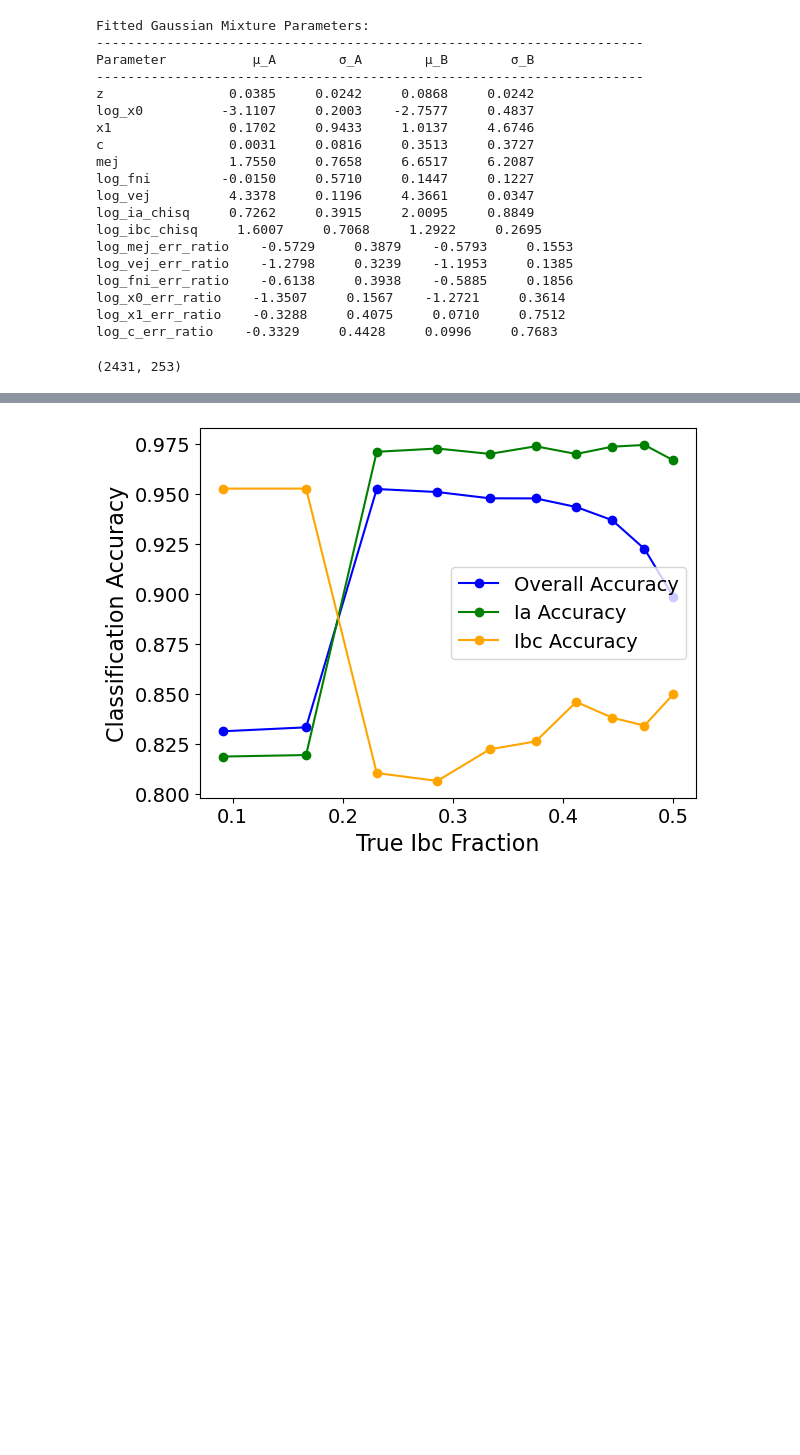
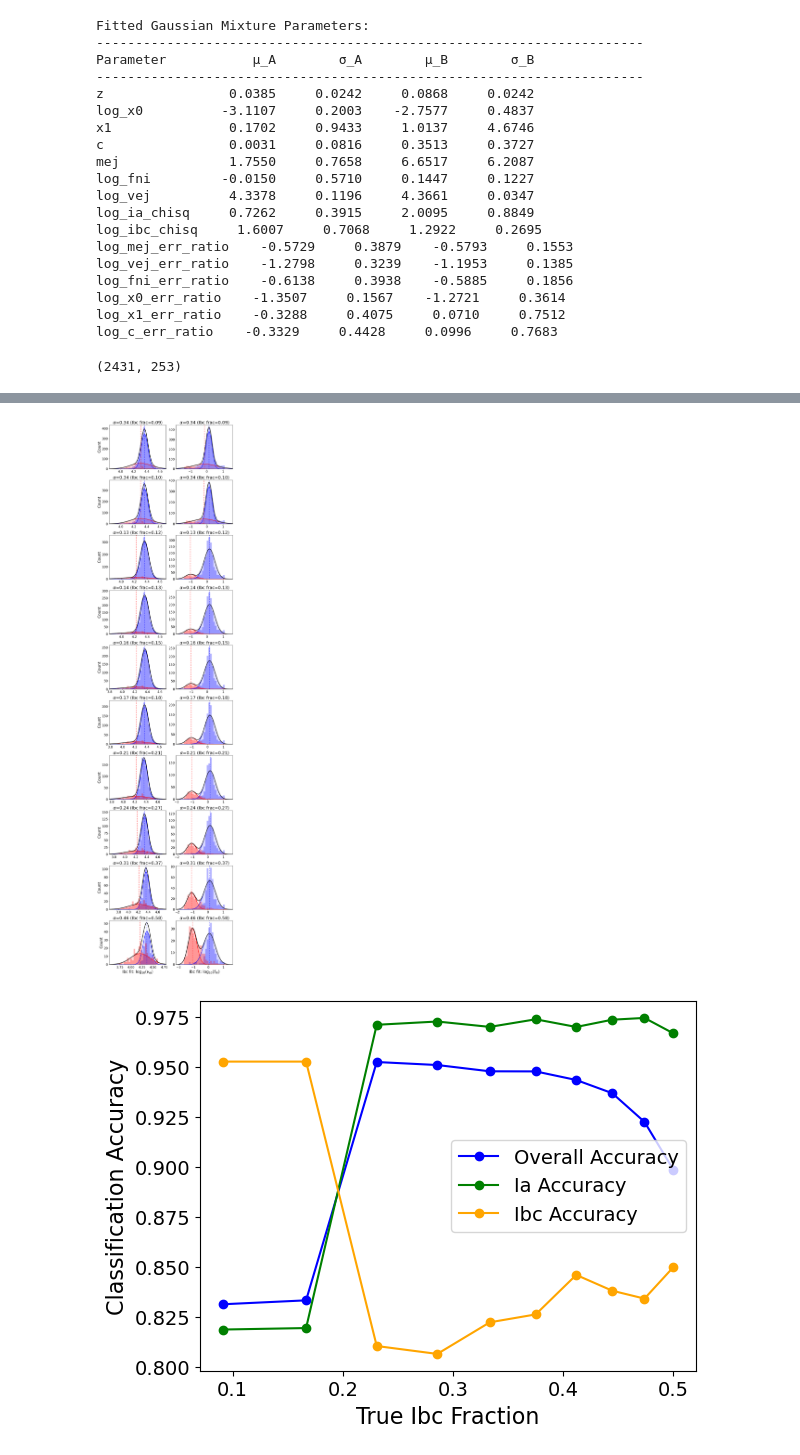
Before and after one commit to asmuzsoy/beams_ext, a Jupyter notebook: separate_parameters.ipynb, the cells around one changed output, grey strips where cells are left out. Drawn from its saved outputs; the diff is of its cells as text; code cells hidden in the pictures; blank space fills up the shorter version.

```diff
--- a/separate_parameters.ipynb
+++ b/separate_parameters.ipynb
@@ -982,4 +982,6 @@ params_to_use = ['log_fni', 'log_vej']
 # %%
+from sklearn.cluster import KMeans
+
 def fit_gmm(sn_sample = all_sne, initial_alpha = 0.5, verbose = False):
 
     mus_a = {}
@@ -997,10 +999,11 @@ def fit_gmm(sn_sample = all_sne, initial_alpha = 0.5, verbose = False):
 
     # Initialize parameters (median ± std)
     for param_name in params_to_use:
-        mus_a[param_name] = np.median(get_param_samples(param_name, sn_sample)) - np.std(get_param_samples(param_name, sn_sample))
-        mus_b[param_name] = np.median(get_param_samples(param_name, sn_sample)) + np.std(get_param_samples(param_name, sn_sample))
-        sigmas_a[param_name] = np.std(get_param_samples(param_name, sn_sample))
-        sigmas_b[param_name] = np.std(get_param_samples(param_name, sn_sample))
+        these_param_samples = get_param_samples(param_name, sn_sample)
+        mus_a[param_name] = np.median(these_param_samples) - np.std(these_param_samples)
+        mus_b[param_name] = np.median(these_param_samples) + np.std(these_param_samples)
+        sigmas_a[param_name] = np.std(these_param_samples)
+        sigmas_b[param_name] = np.std(these_param_samples)
 
     num_epochs = 200
     lls = np.zeros(num_epochs)
@@ -1230,3 +1344,12 @@ plt.show()
+# %%
+fig, axes = plot_gmm_iterations(iteration_results)
+
+# Plot just iterations 0, 4, 9 for two parameters
+# fig, axes = plot_gmm_iterations(iteration_results, indices=np.arange(10),
+#                                  params_to_plot=['log_fni', 'log_vej'])
+fig.savefig("figures/gmm_subset.pdf", bbox_inches='tight')
+# %% [output]
+[figure, added]
 # %%
 plt.plot(ratios, accuracies_spec[0,:], marker='o', color='blue', label='Overall Accuracy')
 plt.plot(ratios, accuracies_spec[1,:], marker='o', color='green', label='Ia Accuracy')
```
Also changed, not shown: parts of 12 cells of this notebook.
